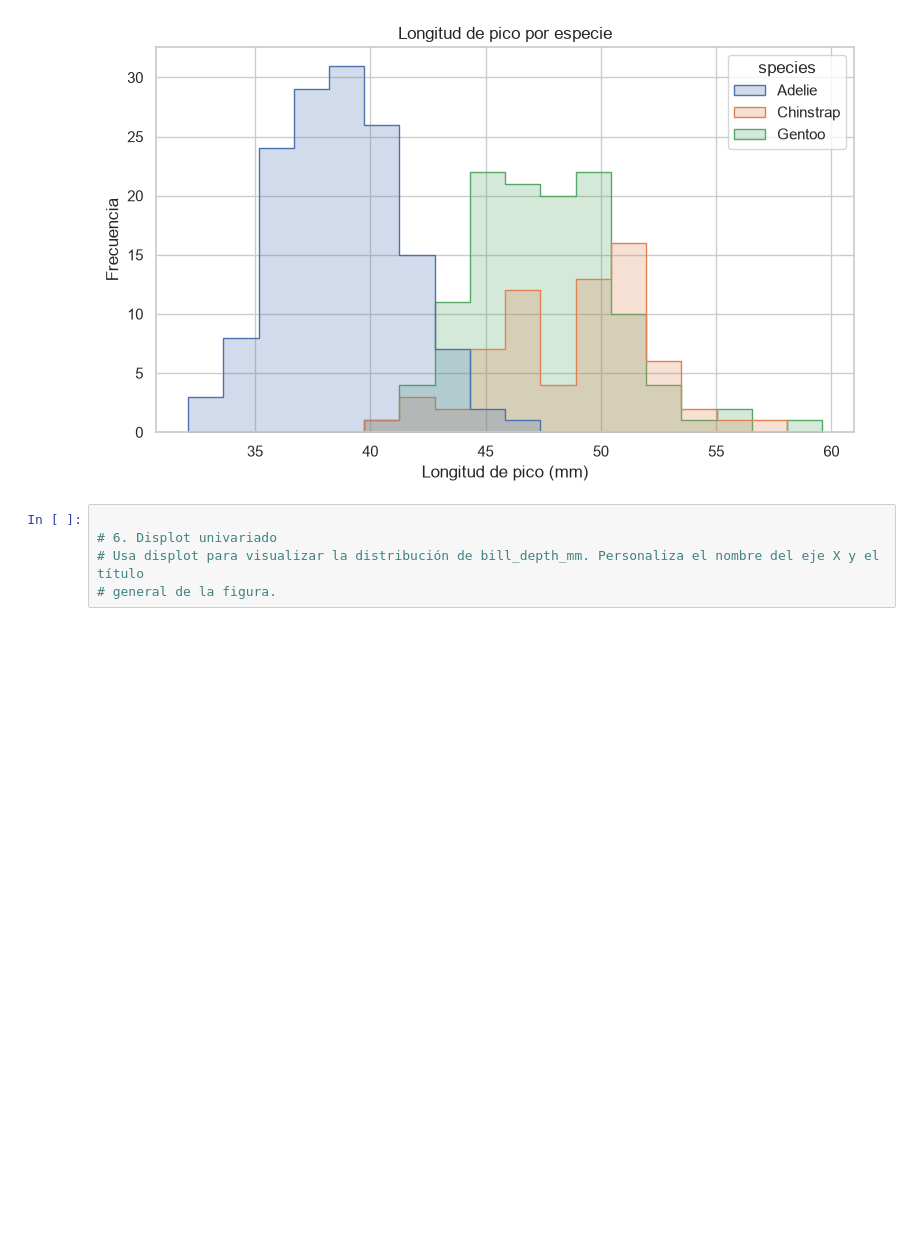
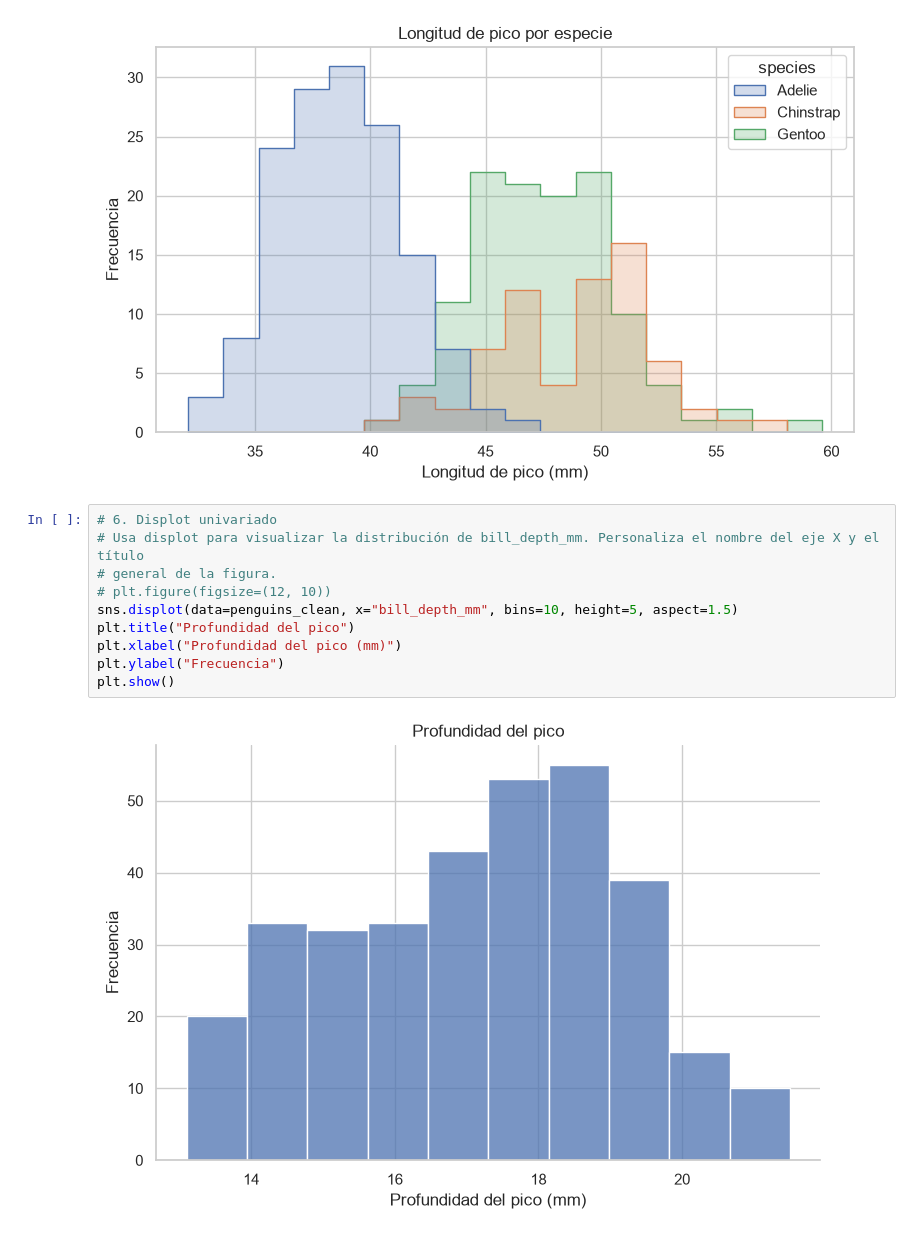
Before and after one commit to marcell-llerena/datascience-g8, a Jupyter notebook: notebooks/20260819_29_ejercicios_seaborn.ipynb, the cells around one changed output. Drawn from its saved outputs; the diff is of its cells as text; blank space fills up the shorter version.

```diff
--- a/notebooks/20260819_29_ejercicios_seaborn.ipynb
+++ b/notebooks/20260819_29_ejercicios_seaborn.ipynb
@@ -147,7 +147,14 @@ plt.show()
 # %% [output]
 [figure]
 # %%
-
 # 6. Displot univariado
 # Usa displot para visualizar la distribución de bill_depth_mm. Personaliza el nombre del eje X y el título
 # general de la figura.
+# plt.figure(figsize=(12, 10))
+sns.displot(data=penguins_clean, x="bill_depth_mm", bins=10, height=5, aspect=1.5)
+plt.title("Profundidad del pico")
+plt.xlabel("Profundidad del pico (mm)")
+plt.ylabel("Frecuencia")
+plt.show()
+# %% [output]
+[figure, added]
```
Also changed, not shown: parts of 8 cells of this notebook.
